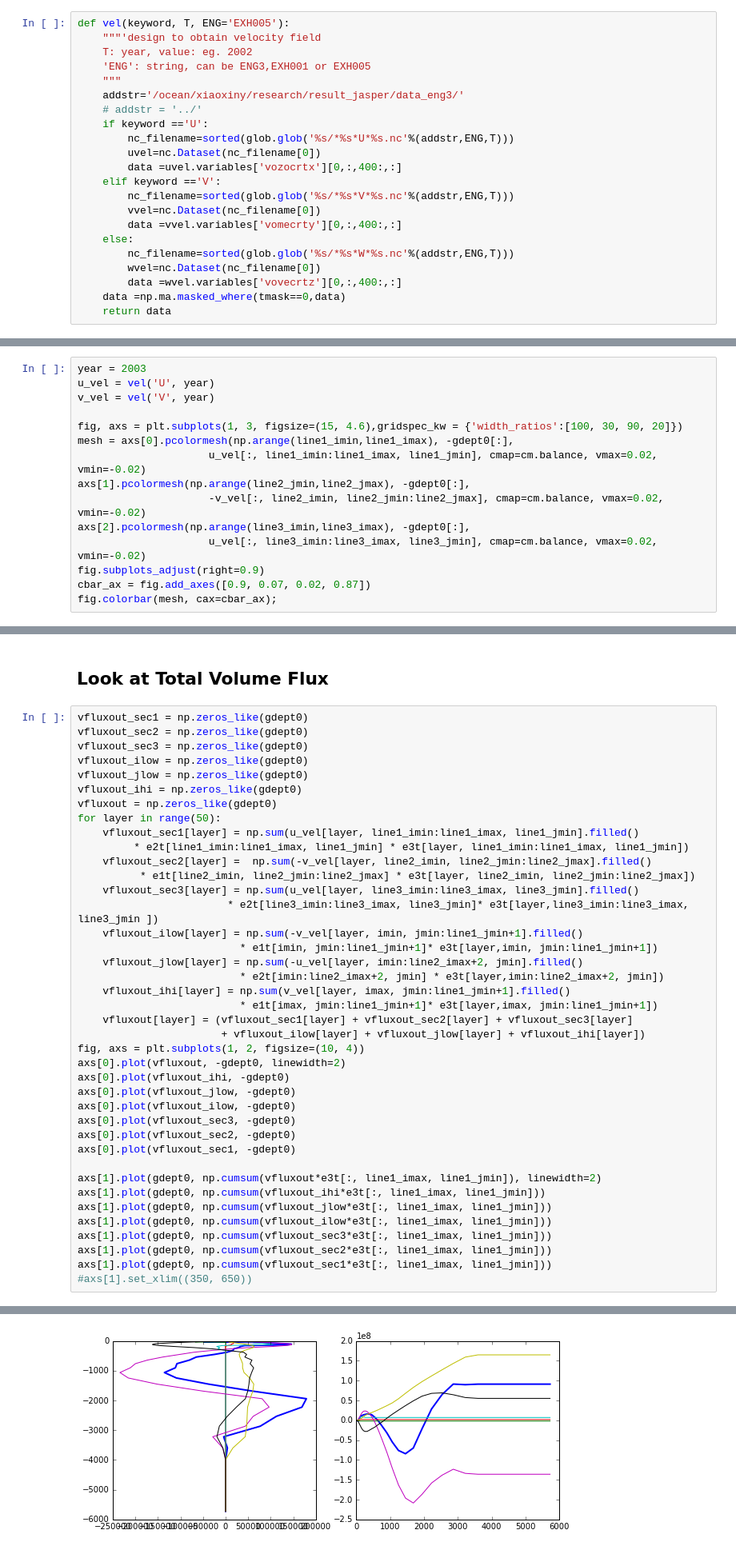
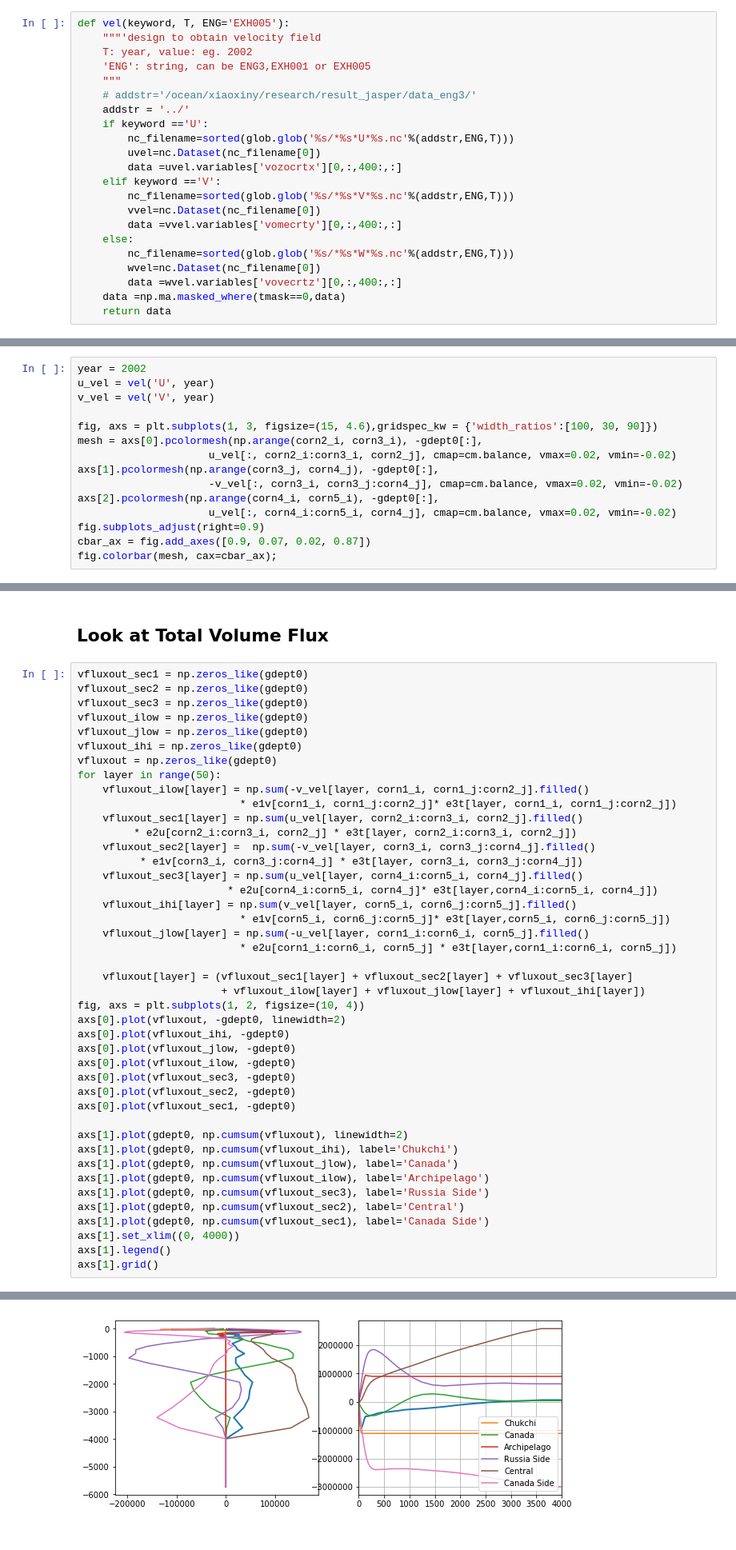
Before and after one commit to UBC-MOAD/analysis-cindy, a Jupyter notebook: proj2_notebooks/Susans.ipynb, the cells around one changed output, grey strips where cells are left out. Shown at 80% size. Cells and saved outputs as stored; diff of their text form.

Commit message:
Volume flux balances!

```diff
--- a/proj2_notebooks/Susans.ipynb
+++ b/proj2_notebooks/Susans.ipynb
@@ -92,8 +107,8 @@ def vel(keyword, T, ENG='EXH005'):
     T: year, value: eg. 2002
     'ENG': string, can be ENG3,EXH001 or EXH005
     """
-    addstr='/ocean/xiaoxiny/research/result_jasper/data_eng3/'
-    # addstr = '../'
+    # addstr='/ocean/xiaoxiny/research/result_jasper/data_eng3/'
+    addstr = '../'
     if keyword =='U':
         nc_filename=sorted(glob.glob('%s/*%s*U*%s.nc'%(addstr,ENG,T)))
         uvel=nc.Dataset(nc_filename[0])
@@ -111,17 +126,17 @@ def vel(keyword, T, ENG='EXH005'):
 # %% [markdown]
 ## Look at Velocity along the Boundary for a Given Year
 # %%
-year = 2003
+year = 2002
 u_vel = vel('U', year)
 v_vel = vel('V', year)
 
-fig, axs = plt.subplots(1, 3, figsize=(15, 4.6),gridspec_kw = {'width_ratios':[100, 30, 90, 20]})
-mesh = axs[0].pcolormesh(np.arange(line1_imin,line1_imax), -gdept0[:],
-                     u_vel[:, line1_imin:line1_imax, line1_jmin], cmap=cm.balance, vmax=0.02, vmin=-0.02)
-axs[1].pcolormesh(np.arange(line2_jmin,line2_jmax), -gdept0[:],
-                     -v_vel[:, line2_imin, line2_jmin:line2_jmax], cmap=cm.balance, vmax=0.02, vmin=-0.02)
-axs[2].pcolormesh(np.arange(line3_imin,line3_imax), -gdept0[:],
-                     u_vel[:, line3_imin:line3_imax, line3_jmin], cmap=cm.balance, vmax=0.02, vmin=-0.02)
+fig, axs = plt.subplots(1, 3, figsize=(15, 4.6),gridspec_kw = {'width_ratios':[100, 30, 90]})
+mesh = axs[0].pcolormesh(np.arange(corn2_i, corn3_i), -gdept0[:],
+                     u_vel[:, corn2_i:corn3_i, corn2_j], cmap=cm.balance, vmax=0.02, vmin=-0.02)
+axs[1].pcolormesh(np.arange(corn3_j, corn4_j), -gdept0[:],
+                     -v_vel[:, corn3_i, corn3_j:corn4_j], cmap=cm.balance, vmax=0.02, vmin=-0.02)
+axs[2].pcolormesh(np.arange(corn4_i, corn5_i), -gdept0[:],
+                     u_vel[:, corn4_i:corn5_i, corn4_j], cmap=cm.balance, vmax=0.02, vmin=-0.02)
 fig.subplots_adjust(right=0.9)
 cbar_ax = fig.add_axes([0.9, 0.07, 0.02, 0.87])
 fig.colorbar(mesh, cax=cbar_ax);
@@ -138,18 +153,19 @@ vfluxout_jlow = np.zeros_like(gdept0)
 vfluxout_ihi = np.zeros_like(gdept0)
 vfluxout = np.zeros_like(gdept0)
 for layer in range(50):
-    vfluxout_sec1[layer] = np.sum(u_vel[layer, line1_imin:line1_imax, line1_jmin].filled()
-         * e2t[line1_imin:line1_imax, line1_jmin] * e3t[layer, line1_imin:line1_imax, line1_jmin])
-    vfluxout_sec2[layer] =  np.sum(-v_vel[layer, line2_imin, line2_jmin:line2_jmax].filled()
-          * e1t[line2_imin, line2_jmin:line2_jmax] * e3t[layer, line2_imin, line2_jmin:line2_jmax])
-    vfluxout_sec3[layer] = np.sum(u_vel[layer, line3_imin:line3_imax, line3_jmin].filled()
-                        * e2t[line3_imin:line3_imax, line3_jmin]* e3t[layer,line3_imin:line3_imax, line3_jmin ])
-    vfluxout_ilow[layer] = np.sum(-v_vel[layer, imin, jmin:line1_jmin+1].filled()
-                          * e1t[imin, jmin:line1_jmin+1]* e3t[layer,imin, jmin:line1_jmin+1])
-    vfluxout_jlow[layer] = np.sum(-u_vel[layer, imin:line2_imax+2, jmin].filled()
-                          * e2t[imin:line2_imax+2, jmin] * e3t[layer,imin:line2_imax+2, jmin])
-    vfluxout_ihi[layer] = np.sum(v_vel[layer, imax, jmin:line1_jmin+1].filled()
-                          * e1t[imax, jmin:line1_jmin+1]* e3t[layer,imax, jmin:line1_jmin+1])
+    vfluxout_ilow[layer] = np.sum(-v_vel[layer, corn1_i, corn1_j:corn2_j].filled()
+                          * e1v[corn1_i, corn1_j:corn2_j]* e3t[layer, corn1_i, corn1_j:corn2_j])
+    vfluxout_sec1[layer] = np.sum(u_vel[layer, corn2_i:corn3_i, corn2_j].filled()
+         * e2u[corn2_i:corn3_i, corn2_j] * e3t[layer, corn2_i:corn3_i, corn2_j])
+    vfluxout_sec2[layer] =  np.sum(-v_vel[layer, corn3_i, corn3_j:corn4_j].filled()
+          * e1v[corn3_i, corn3_j:corn4_j] * e3t[layer, corn3_i, corn3_j:corn4_j])
+    vfluxout_sec3[layer] = np.sum(u_vel[layer, corn4_i:corn5_i, corn4_j].filled()
+                        * e2u[corn4_i:corn5_i, corn4_j]* e3t[layer,corn4_i:corn5_i, corn4_j])
+    vfluxout_ihi[layer] = np.sum(v_vel[layer, corn5_i, corn6_j:corn5_j].filled()
+                          * e1v[corn5_i, corn6_j:corn5_j]* e3t[layer,corn5_i, corn6_j:corn5_j])
+    vfluxout_jlow[layer] = np.sum(-u_vel[layer, corn1_i:corn6_i, corn5_j].filled()
+                          * e2u[corn1_i:corn6_i, corn5_j] * e3t[layer,corn1_i:corn6_i, corn5_j])
+
     vfluxout[layer] = (vfluxout_sec1[layer] + vfluxout_sec2[layer] + vfluxout_sec3[layer]
                        + vfluxout_ilow[layer] + vfluxout_jlow[layer] + vfluxout_ihi[layer])
 fig, axs = plt.subplots(1, 2, figsize=(10, 4))
@@ -161,12 +177,14 @@ axs[0].plot(vfluxout_sec3, -gdept0)
 axs[0].plot(vfluxout_sec2, -gdept0)
 axs[0].plot(vfluxout_sec1, -gdept0)
 
-axs[1].plot(gdept0, np.cumsum(vfluxout*e3t[:, line1_imax, line1_jmin]), linewidth=2)
-axs[1].plot(gdept0, np.cumsum(vfluxout_ihi*e3t[:, line1_imax, line1_jmin]))
-axs[1].plot(gdept0, np.cumsum(vfluxout_jlow*e3t[:, line1_imax, line1_jmin]))
-axs[1].plot(gdept0, np.cumsum(vfluxout_ilow*e3t[:, line1_imax, line1_jmin]))
-axs[1].plot(gdept0, np.cumsum(vfluxout_sec3*e3t[:, line1_imax, line1_jmin]))
-axs[1].plot(gdept0, np.cumsum(vfluxout_sec2*e3t[:, line1_imax, line1_jmin]))
-axs[1].plot(gdept0, np.cumsum(vfluxout_sec1*e3t[:, line1_imax, line1_jmin]))
-#axs[1].set_xlim((350, 650))
+axs[1].plot(gdept0, np.cumsum(vfluxout), linewidth=2)
+axs[1].plot(gdept0, np.cumsum(vfluxout_ihi), label='Chukchi')
+axs[1].plot(gdept0, np.cumsum(vfluxout_jlow), label='Canada')
+axs[1].plot(gdept0, np.cumsum(vfluxout_ilow), label='Archipelago')
+axs[1].plot(gdept0, np.cumsum(vfluxout_sec3), label='Russia Side')
+axs[1].plot(gdept0, np.cumsum(vfluxout_sec2), label='Central')
+axs[1].plot(gdept0, np.cumsum(vfluxout_sec1), label='Canada Side')
+axs[1].set_xlim((0, 4000))
+axs[1].legend()
+axs[1].grid()
 # %% [output]
@@ -174,4 +191,4 @@ axs[1].plot(gdept0, np.cumsum(vfluxout_sec1*e3t[:, line1_imax, line1_jmin]))
-[figure, old version]
+[figure, new version]
 # %%
 nt = 13
 tracerfile = nc.Dataset('../EXH005-btscav_v2_19912016.nc')
```
Also changed, not shown: parts of 6 cells of this notebook.
